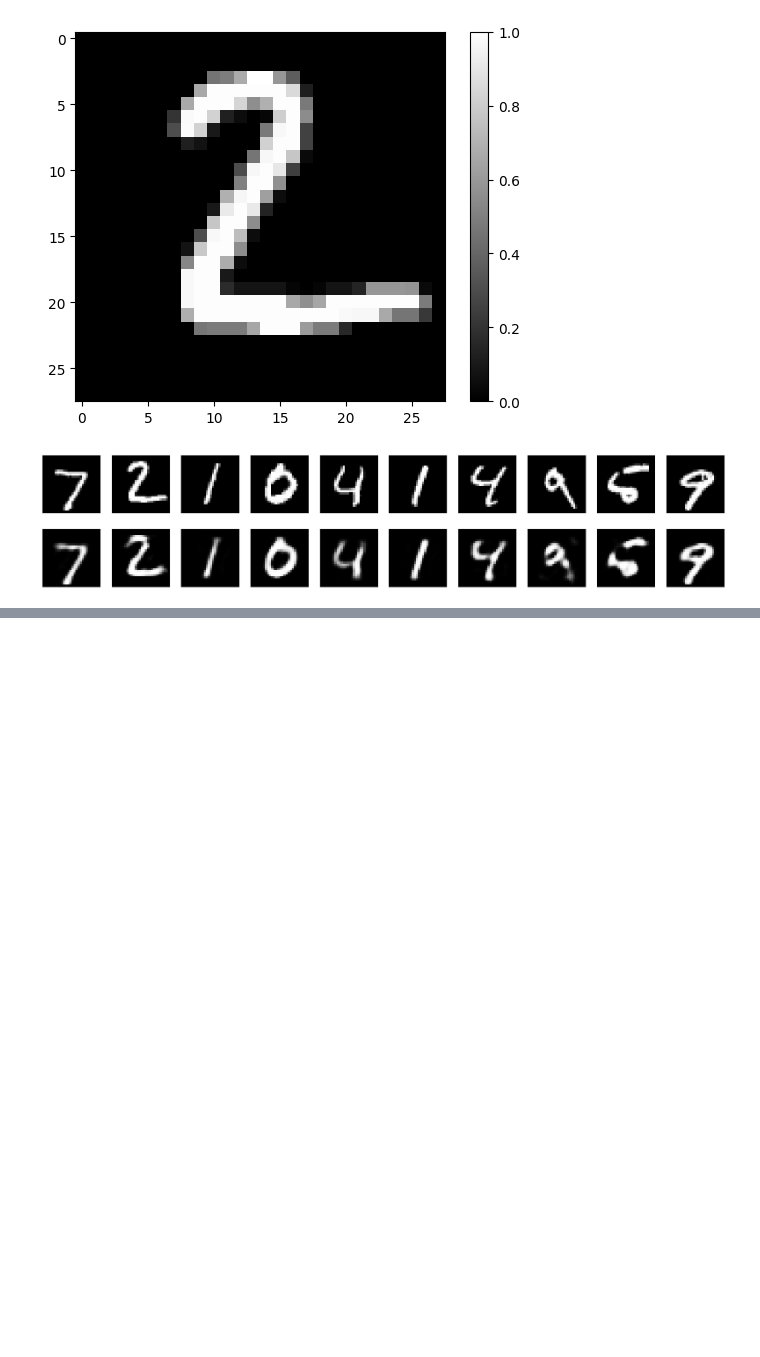
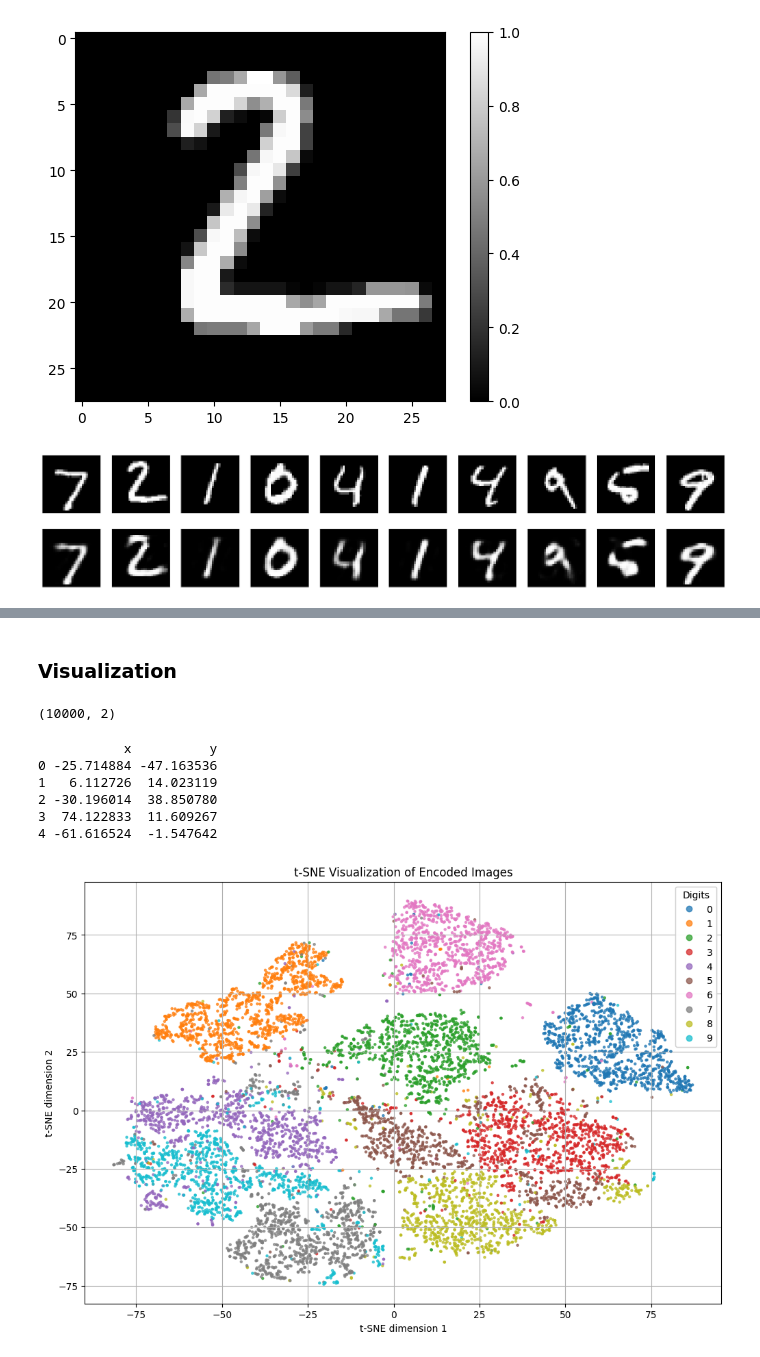
Before and after one commit to maohieng/learn_ai, a Jupyter notebook: advance_ml/autoencoder_lab1.ipynb, the cells around one changed output, grey strips where cells are left out. Cells and saved outputs as stored; diff of their text form; code cells hidden in the pictures; blank space fills up the shorter version.

```diff
--- a/advance_ml/autoencoder_lab1.ipynb
+++ b/advance_ml/autoencoder_lab1.ipynb
@@ -174,0 +168,50 @@ plt.show()
+# %% [markdown]
+### Visualization
+# %%
+# t-SNE visualization
+from sklearn.manifold import TSNE
+import seaborn as sns
+import pandas as pd
+import matplotlib.pyplot as plt
+from sklearn.decomposition import PCA
+from sklearn.preprocessing import StandardScaler
+from sklearn.pipeline import make_pipeline
+from sklearn.preprocessing import MinMaxScaler
+
+tsne_encoded = TSNE(n_components=2, random_state=0).fit_transform(encoded_imgs)
+
+# Plot the t-SNE results
+tsne_df = pd.DataFrame(tsne_encoded, columns=['x', 'y'])
+tsne_df.shape
+# %% [output]
+(10000, 2)
+# %%
+print(tsne_df.head(5))
+# %% [output]
+           x          y
+0 -25.714884 -47.163536
+1   6.112726  14.023119
+2 -30.196014  38.850780
+3  74.122833  11.609267
+4 -61.616524  -1.547642
+# %%
+# 2. Plot the 2D t-SNE result
+plt.figure(figsize=(12, 8))
+
+# Color points by their digit label
+scatter = plt.scatter(
+    tsne_encoded[:, 0], tsne_encoded[:, 1],
+    c=y_test, cmap='tab10', s=5, alpha=0.7
+)
+
+# Add a legend for digits 0-9
+legend = plt.legend(*scatter.legend_elements(), title="Digits")
+plt.gca().add_artist(legend)
+
+plt.title('t-SNE Visualization of Encoded Images')
+plt.xlabel('t-SNE dimension 1')
+plt.ylabel('t-SNE dimension 2')
+plt.grid(True)
+plt.show()
+# %% [output]
+[figure, added]
```
Also changed, not shown: parts of 10 cells of this notebook, 6 other files.
